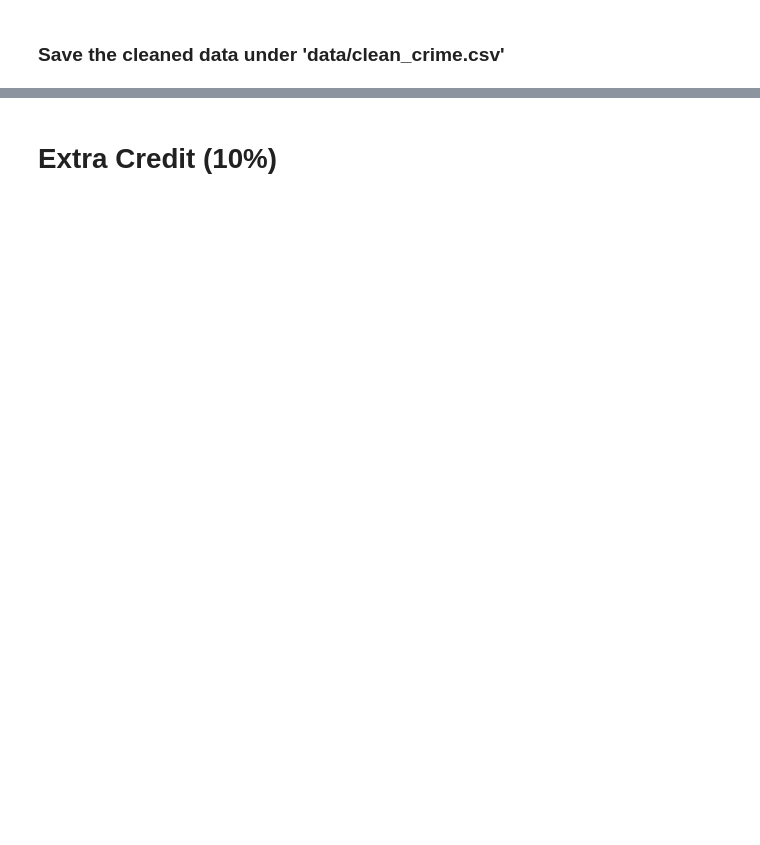
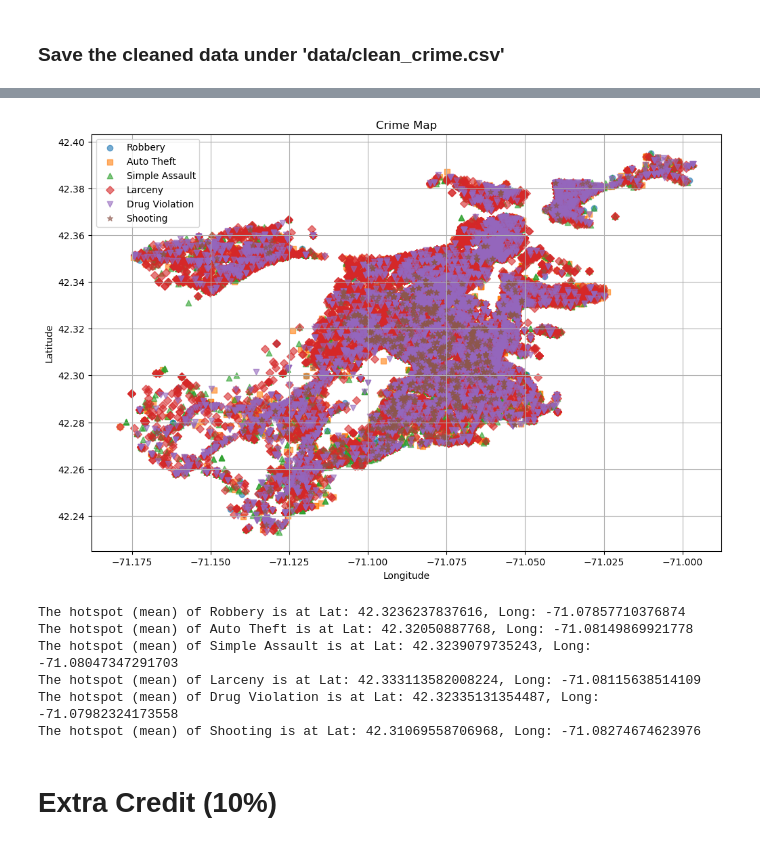
Before and after one commit to hank1224/1132-BigDataAnalytics, a Jupyter notebook: Homework1/homework1.ipynb, the cells around one changed output, grey strips where cells are left out. Drawn from its saved outputs; the diff is of its cells as text; code cells hidden in the pictures; blank space fills up the shorter version.

```diff
--- a/Homework1/homework1.ipynb
+++ b/Homework1/homework1.ipynb
@@ -202,2 +264,58 @@ The dataset contains 319073 rows.
+# %%
+import numpy as np
+
+import matplotlib.pyplot as plt
+
+# Filter the data for the specified crime types
+crime_types = ['Robbery', 'Auto Theft', 'Simple Assault', 'Larceny', 'Drug Violation']
+filtered_data = crime_data[(crime_data['OFFENSE_CODE_GROUP'].isin(crime_types)) | (crime_data['SHOOTING'] == 'Y')]
+
+# Remove outliers
+filtered_data = filtered_data[(filtered_data['Lat'] > 42.2) & (filtered_data['Lat'] < 42.4) &
+                              (filtered_data['Long'] > -71.2) & (filtered_data['Long'] < -70.9)]
+
+# Define markers for each crime type
+markers = {
+    'Robbery': 'o',
+    'Auto Theft': 's',
+    'Simple Assault': '^',
+    'Larceny': 'D',
+    'Drug Violation': 'v',
+    'Shooting': '*'
+}
+
+# Plot the data
+plt.figure(figsize=(12, 8))
+for crime_type, marker in markers.items():
+    if crime_type == 'Shooting':
+        subset = filtered_data[filtered_data['SHOOTING'] == 'Y']
+    else:
+        subset = filtered_data[filtered_data['OFFENSE_CODE_GROUP'] == crime_type]
+    plt.scatter(subset['Long'], subset['Lat'], label=crime_type, marker=marker, alpha=0.6)
+
+plt.title('Crime Map')
+plt.xlabel('Longitude')
+plt.ylabel('Latitude')
+plt.legend()
+plt.grid(True)
+plt.show()
+
+# Calculate the hotspot (mean) of each crime type
+for crime_type in markers.keys():
+    if crime_type == 'Shooting':
+        subset = filtered_data[filtered_data['SHOOTING'] == 'Y']
+    else:
+        subset = filtered_data[filtered_data['OFFENSE_CODE_GROUP'] == crime_type]
+    mean_lat = subset['Lat'].mean()
+    mean_long = subset['Long'].mean()
+    print(f"The hotspot (mean) of {crime_type} is at Lat: {mean_lat}, Long: {mean_long}")
+# %% [output]
+[figure, added]
+The hotspot (mean) of Robbery is at Lat: 42.3236237837616, Long: -71.07857710376874
+The hotspot (mean) of Auto Theft is at Lat: 42.32050887768, Long: -71.08149869921778
+The hotspot (mean) of Simple Assault is at Lat: 42.3239079735243, Long: -71.08047347291703
+The hotspot (mean) of Larceny is at Lat: 42.333113582008224, Long: -71.08115638514109
+The hotspot (mean) of Drug Violation is at Lat: 42.32335131354487, Long: -71.07982324173558
+The hotspot (mean) of Shooting is at Lat: 42.31069558706968, Long: -71.08274674623976
 # %% [markdown]
 # Extra Credit (10%)
```
Also changed, not shown: parts of 14 cells of this notebook.
